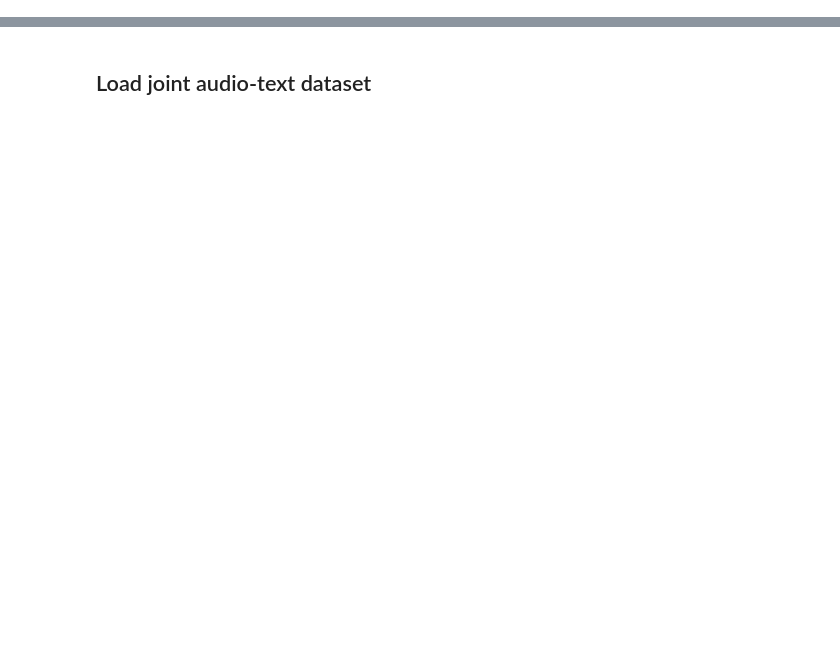
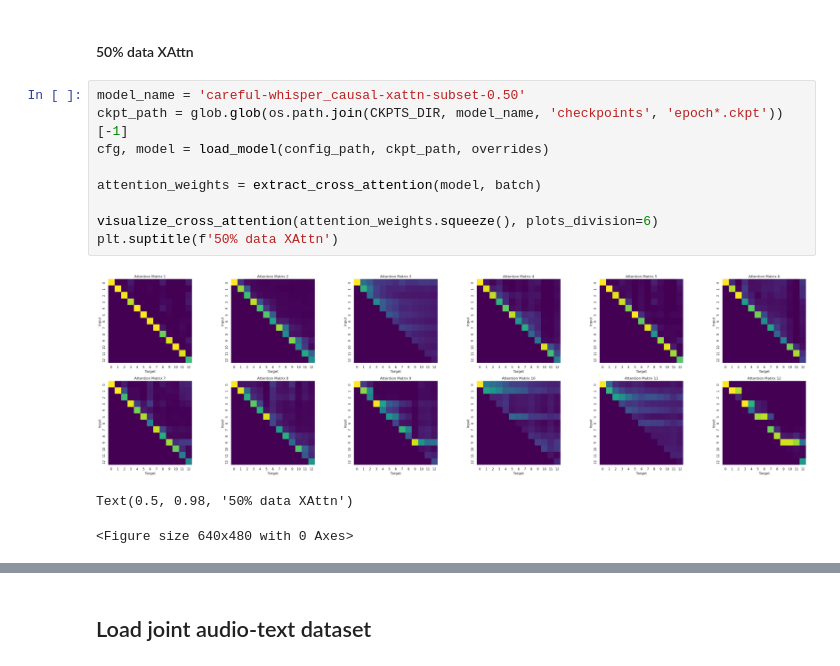
Before and after one commit to thefinnlab/isc_asynchrony_behavioral, a Jupyter notebook: code/notebooks/model04_ModelBuilding–AudioLLM.ipynb, the cells around one changed output, grey strips where cells are left out. Saved outputs shown, nothing was run; the diff lists cells and outputs as text; blank space fills up the shorter version.

```diff
--- a/code/notebooks/model04_ModelBuilding–AudioLLM.ipynb
+++ b/code/notebooks/model04_ModelBuilding–AudioLLM.ipynb
@@ -206,0 +511,15 @@ print (word_ids)
+# %% [markdown]
+#### 50% data XAttn
+# %%
+model_name = 'careful-whisper_causal-xattn-subset-0.50'
+ckpt_path = glob.glob(os.path.join(CKPTS_DIR, model_name, 'checkpoints', 'epoch*.ckpt'))[-1]
+cfg, model = load_model(config_path, ckpt_path, overrides)
+
+attention_weights = extract_cross_attention(model, batch)
+
+visualize_cross_attention(attention_weights.squeeze(), plots_division=6)
+plt.suptitle(f'50% data XAttn')
+# %% [output]
+[figure, added]
+Text(0.5, 0.98, '50% data XAttn')
+<Figure size 640x480 with 0 Axes>
```
Also changed, not shown: parts of 48 cells of this notebook, 52 other files.
